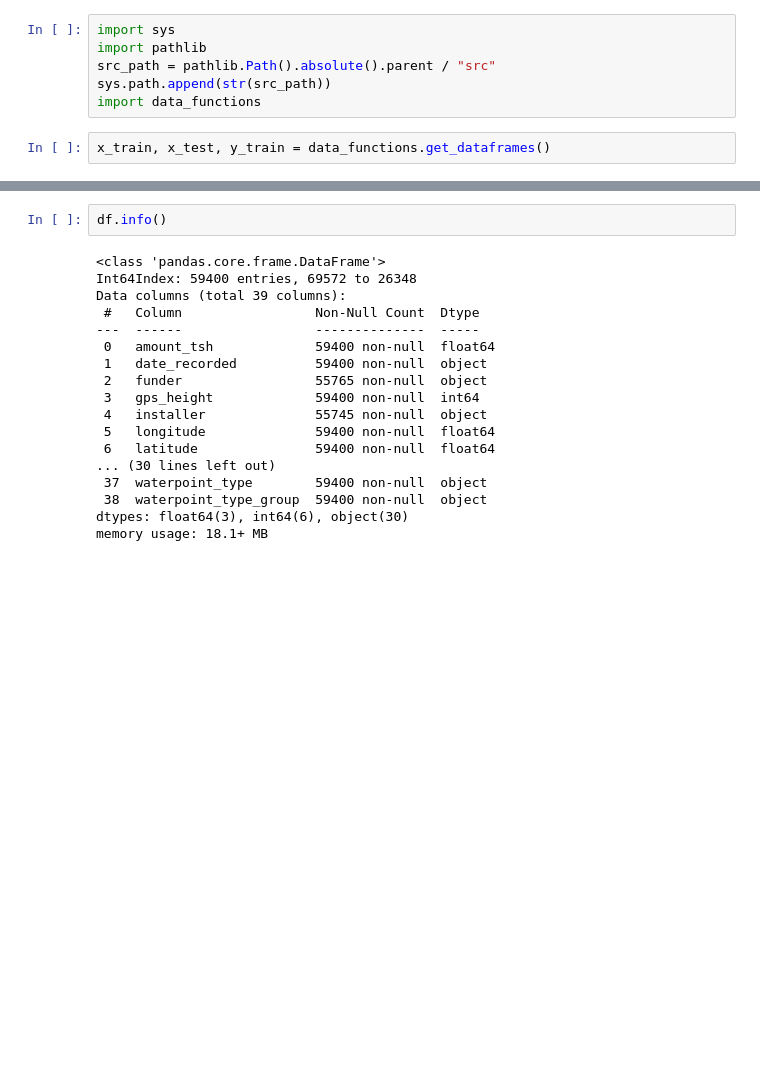
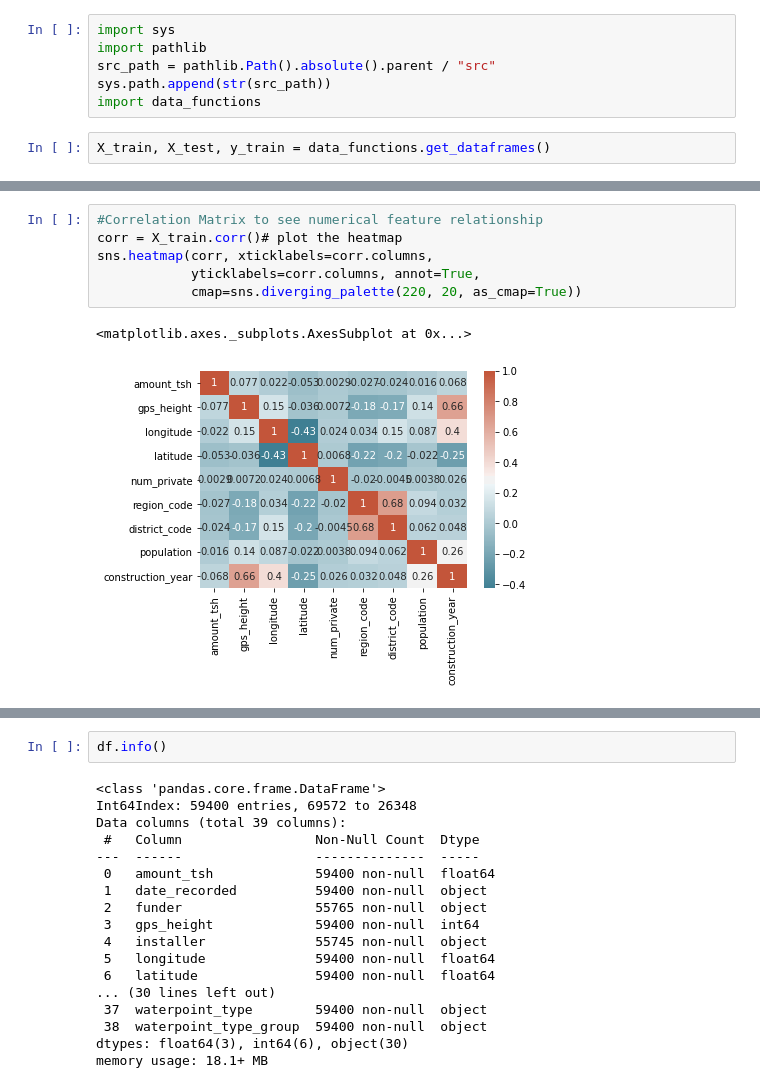
Before and after one commit to MWilliamson96/Tanzania_Well_Competition, a Jupyter notebook: eda/Angelica_EDA.ipynb, the cells around one changed output, grey strips where cells are left out. Saved outputs shown, nothing was run; the diff lists cells and outputs as text; blank space fills up the shorter version.

```diff
--- a/eda/Angelica_EDA.ipynb
+++ b/eda/Angelica_EDA.ipynb
@@ -11,4 +27,4 @@ src_path = pathlib.Path().absolute().parent / "src"
 sys.path.append(str(src_path))
 import data_functions
 # %%
-x_train, x_test, y_train = data_functions.get_dataframes()
+X_train, X_test, y_train = data_functions.get_dataframes()
@@ -16,0 +128,9 @@ df = x_train
+# %%
+#Correlation Matrix to see numerical feature relationship
+corr = X_train.corr()# plot the heatmap
+sns.heatmap(corr, xticklabels=corr.columns,
+            yticklabels=corr.columns, annot=True,
+            cmap=sns.diverging_palette(220, 20, as_cmap=True))
+# %% [output]
+<matplotlib.axes._subplots.AxesSubplot at 0x...>
+[figure, added]
```
Also changed, not shown: parts of 27 cells of this notebook.
